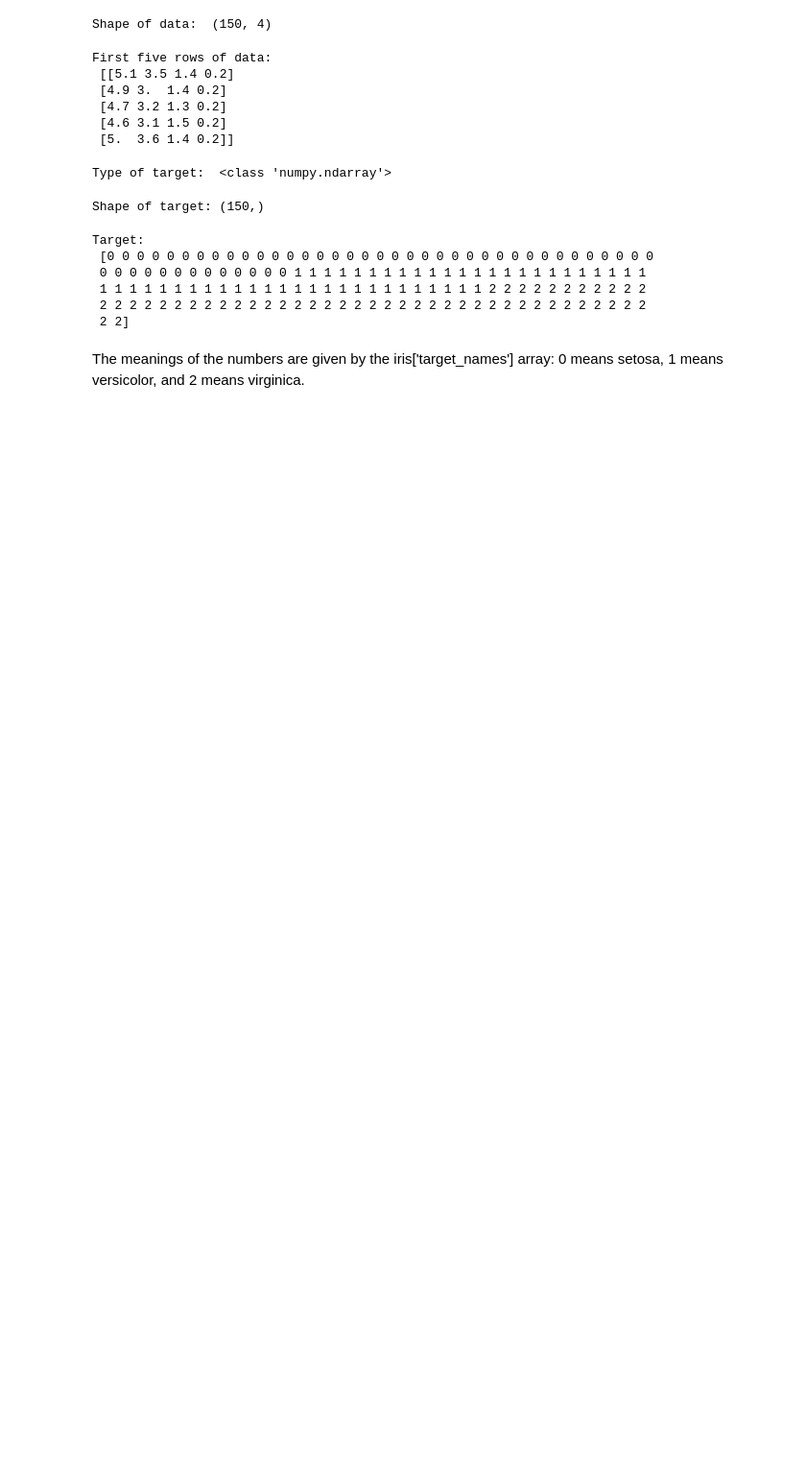
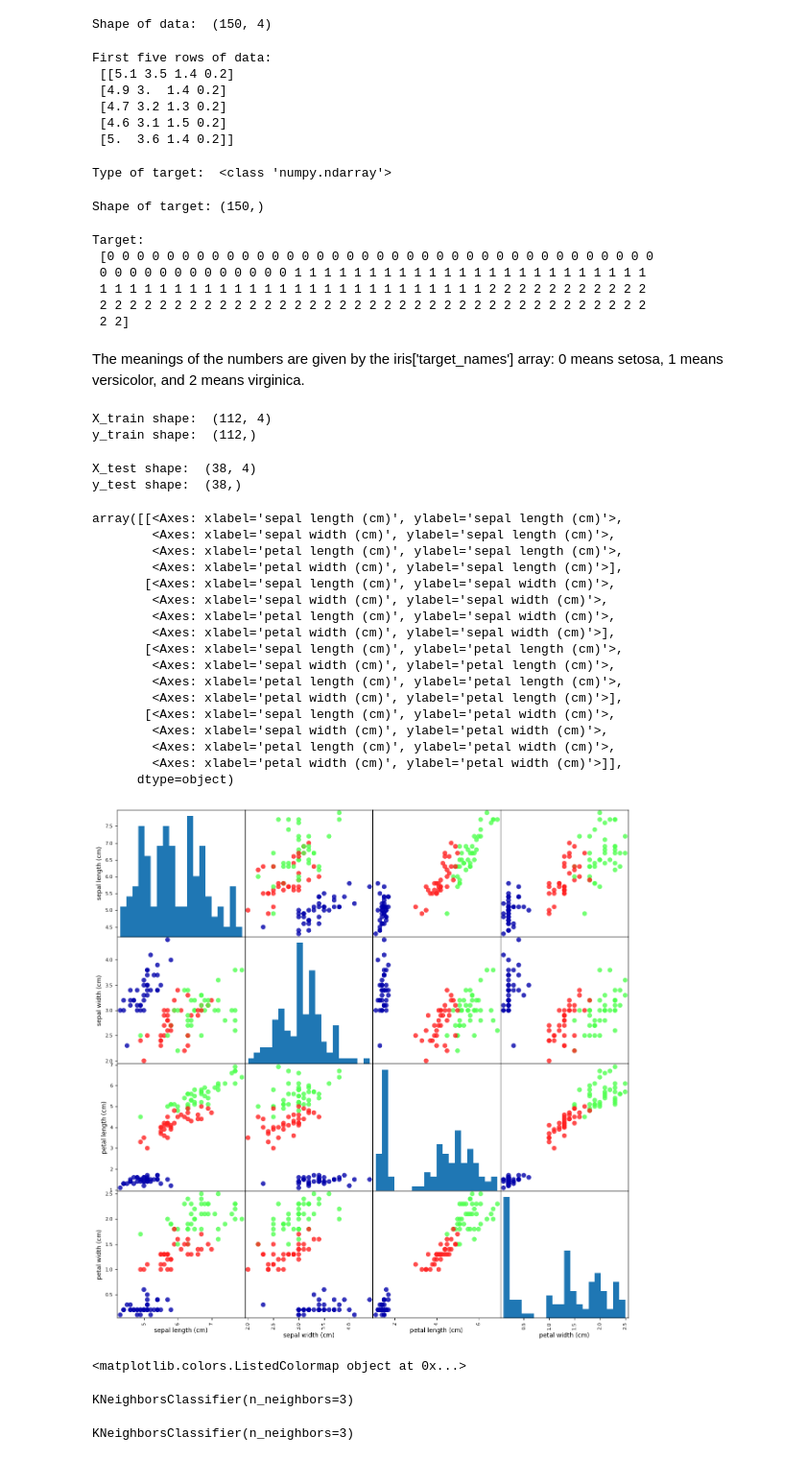
Before and after one commit to abconway/iris, a Jupyter notebook: iris.ipynb, the cells around one changed output. Shown: that part at 96% size. Drawn from its saved outputs; the diff is of its cells as text; code cells hidden in the pictures; blank space fills up the shorter version.

Commit message:
finish iris knn model

```diff
--- a/iris.ipynb
+++ b/iris.ipynb
@@ -69,3 +69,45 @@ Target:
  2 2]
 # %% [markdown]
 The meanings of the numbers are given by the iris['target_names'] array: 0 means setosa, 1 means versicolor, and 2 means virginica.
+# %%
+from sklearn.model_selection import train_test_split
+X_train, X_test, y_train, y_test = train_test_split(iris_dataset["data"], iris_dataset["target"], random_state=0)
+# %%
+print("X_train shape: ", X_train.shape)
+print("y_train shape: ", y_train.shape)
+# %% [output]
+X_train shape:  (112, 4)
+y_train shape:  (112,)
+# %%
+print("X_test shape: ", X_test.shape)
+print("y_test shape: ", y_test.shape)
+# %% [output]
+X_test shape:  (38, 4)
+y_test shape:  (38,)
+# %%
+iris_dataframe = pd.DataFrame(X_train, columns=iris_dataset.feature_names)
+pd.plotting.scatter_matrix(iris_dataframe, c=y_train, figsize=(15, 15), marker='o',
+                           hist_kwds={"bins": 20}, s=60, alpha=0.8, cmap=mglearn.cm3)
+# %% [output]
+array([[<Axes: xlabel='sepal length (cm)', ylabel='sepal length (cm)'>,
+        <Axes: xlabel='sepal width (cm)', ylabel='sepal length (cm)'>,
+        <Axes: xlabel='petal length (cm)', ylabel='sepal length (cm)'>,
+        <Axes: xlabel='petal width (cm)', ylabel='sepal length (cm)'>],
+       [<Axes: xlabel='sepal length (cm)', ylabel='sepal width (cm)'>,
+        <Axes: xlabel='sepal width (cm)', ylabel='sepal width (cm)'>,
+        <Axes: xlabel='petal length (cm)', ylabel='sepal width (cm)'>,
+        <Axes: xlabel='petal width (cm)', ylabel='sepal width (cm)'>],
+       [<Axes: xlabel='sepal length (cm)', ylabel='petal length (cm)'>,
+        <Axes: xlabel='sepal width (cm)', ylabel='petal length (cm)'>,
+        <Axes: xlabel='petal length (cm)', ylabel='petal length (cm)'>,
+        <Axes: xlabel='petal width (cm)', ylabel='petal length (cm)'>],
+       [<Axes: xlabel='sepal length (cm)', ylabel='petal width (cm)'>,
+        <Axes: xlabel='sepal width (cm)', ylabel='petal width (cm)'>,
+        <Axes: xlabel='petal length (cm)', ylabel='petal width (cm)'>,
+        <Axes: xlabel='petal width (cm)', ylabel='petal width (cm)'>]],
+      dtype=object)
+[figure, added]
+# %%
+print(mglearn.cm3)
+# %% [output]
+<matplotlib.colors.ListedColormap object at 0x...>
@@ -71,0 +117,8 @@ The meanings of the numbers are given by the iris['target_names'] array: 0 means
+# %%
+knn.fit(X_train, y_train)
+# %% [output]
+KNeighborsClassifier(n_neighbors=3)
+# %%
+print(knn)
+# %% [output]
+KNeighborsClassifier(n_neighbors=3)
```
Also changed, not shown: parts of 6 cells of this notebook.
